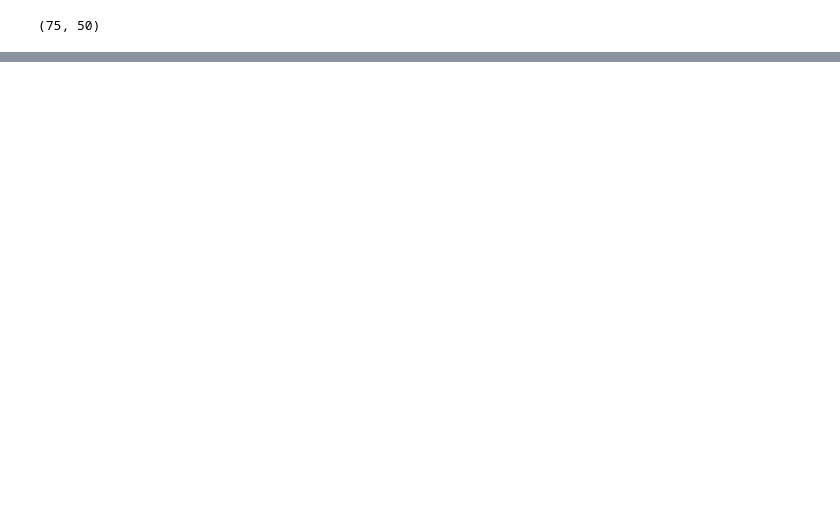
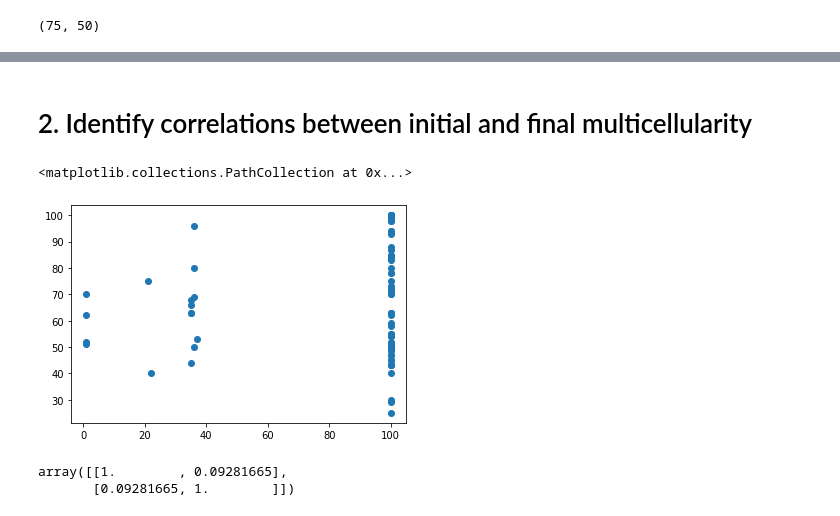
Before and after one commit to naveenr414/cell-simulation, a Jupyter notebook: scripts/notebooks/How does Multicellularity Change Over Time.ipynb, the cells around one changed output, grey strips where cells are left out. Drawn from its saved outputs; the diff is of its cells as text; code cells hidden in the pictures; blank space fills up the shorter version.

```diff
--- a/scripts/notebooks/How does Multicellularity Change Over Time.ipynb
+++ b/scripts/notebooks/How does Multicellularity Change Over Time.ipynb
@@ -94,0 +147,2 @@ num_blob_data.shape
+# %% [markdown]
+# 2. Identify correlations between initial and final multicellularity
@@ -94,0 +152,10 @@ num_blob_data.shape
+# %%
+plt.scatter(Y_initial,Y_final)
+# %% [output]
+<matplotlib.collections.PathCollection at 0x...>
+[figure, added]
+# %%
+np.corrcoef(Y_initial,Y_final)
+# %% [output]
+array([[1.        , 0.09281665],
+       [0.09281665, 1.        ]])
```
Also changed, not shown: parts of 40 cells of this notebook, 2 other files.
